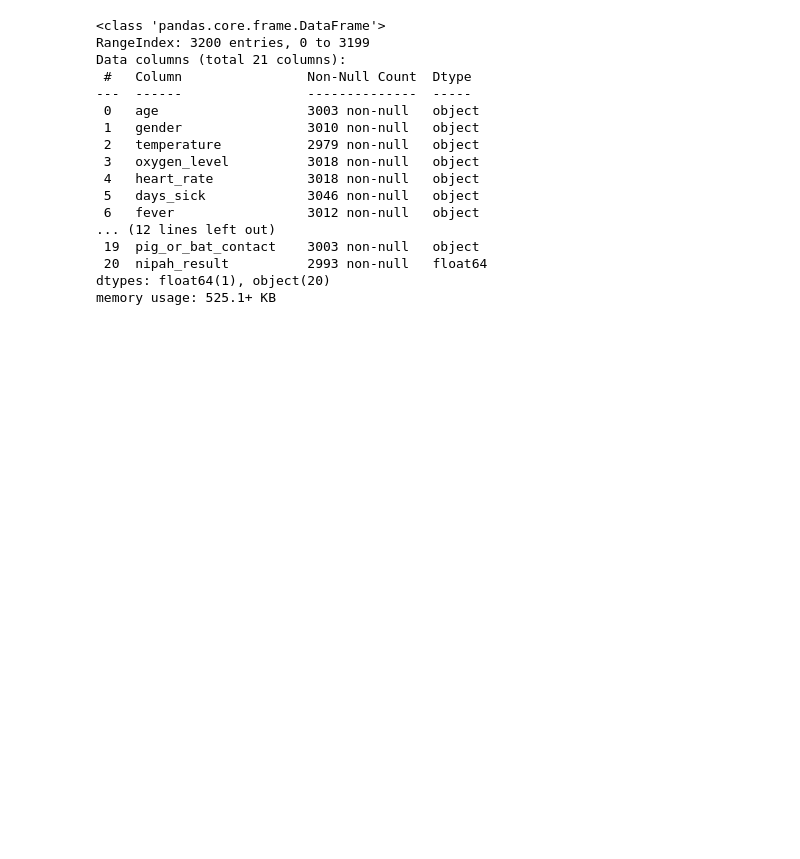
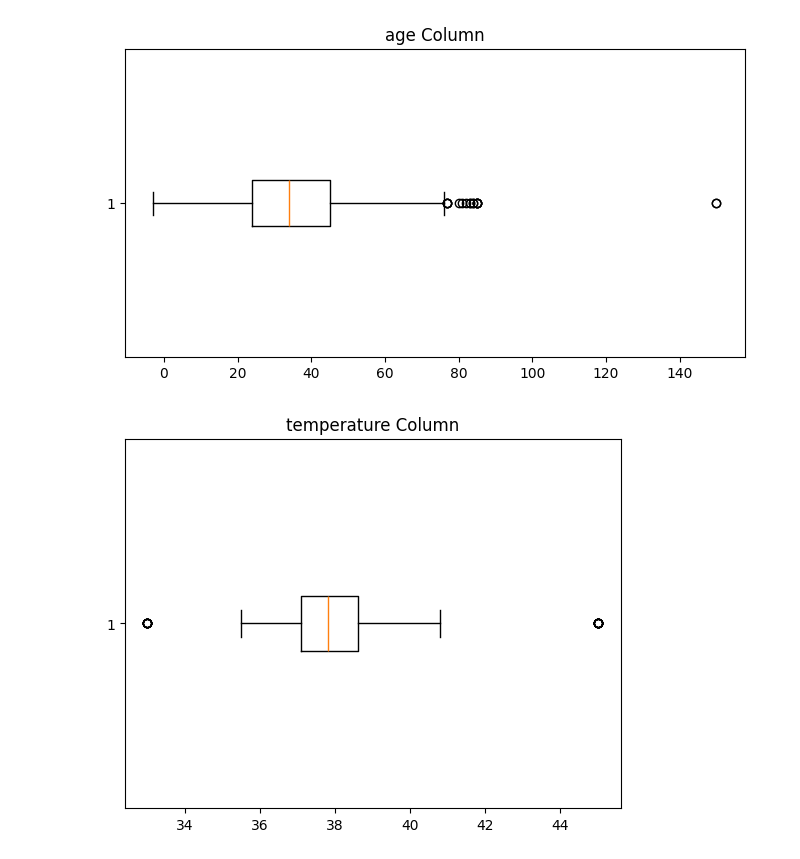
Before and after one commit to derravi/Nipah_Virus_Early_Risk_Prediction_System_2026, a Jupyter notebook: Nipah_Virus.ipynb, the cells around one changed output. Drawn from its saved outputs; the diff is of its cells as text; code cells hidden in the pictures; blank space fills up the shorter version.

```diff
--- a/Nipah_Virus.ipynb
+++ b/Nipah_Virus.ipynb
@@ -84,21 +37,0 @@ df.describe(include='all')
-# %%
-#Lets check the datatypes of the columns.
-df.info()
-# %% [output]
-<class 'pandas.core.frame.DataFrame'>
-RangeIndex: 3200 entries, 0 to 3199
-Data columns (total 21 columns):
- #   Column                Non-Null Count  Dtype
----  ------                --------------  -----
- 0   age                   3003 non-null   object
- 1   gender                3010 non-null   object
- 2   temperature           2979 non-null   object
- 3   oxygen_level          3018 non-null   object
- 4   heart_rate            3018 non-null   object
- 5   days_sick             3046 non-null   object
- 6   fever                 3012 non-null   object
-... (12 lines left out)
- 19  pig_or_bat_contact    3003 non-null   object
- 20  nipah_result          2993 non-null   float64
-dtypes: float64(1), object(20)
-memory usage: 525.1+ KB
@@ -326,28 +37,0 @@ df["date_sap_drink"] = df["date_sap_drink"].fillna(df["date_sap_drink"].mode()[0
-# %%
-#pig_or_bat_contact columns.
-
-df["pig_or_bat_contact"] = df["pig_or_bat_contact"].replace("0","No")
-df["pig_or_bat_contact"] = df["pig_or_bat_contact"].replace("1","Yes")
-df["pig_or_bat_contact"] = df["pig_or_bat_contact"].replace("N","No")
-df["pig_or_bat_contact"] = df["pig_or_bat_contact"].replace("Y","Yes")
-df["pig_or_bat_contact"] = df["pig_or_bat_contact"].replace("False","No")
-df["pig_or_bat_contact"] = df["pig_or_bat_contact"].replace("false","No")
-df["pig_or_bat_contact"] = df["pig_or_bat_contact"].replace("True","Yes")
-df["pig_or_bat_contact"] = df["pig_or_bat_contact"].replace("true","Yes")
-df["pig_or_bat_contact"] = df["pig_or_bat_contact"].str.lower()
-df["pig_or_bat_contact"] = df["pig_or_bat_contact"].fillna(df["pig_or_bat_contact"].mode()[0])
-
-df["bat_or_fruit_contact"] = df["bat_or_fruit_contact"].replace("0","No")
-df["bat_or_fruit_contact"] = df["bat_or_fruit_contact"].replace("1","Yes")
-df["bat_or_fruit_contact"] = df["bat_or_fruit_contact"].replace("N","No")
-df["bat_or_fruit_contact"] = df["bat_or_fruit_contact"].replace("Y","Yes")
-df["bat_or_fruit_contact"] = df["bat_or_fruit_contact"].replace("False","No")
-df["bat_or_fruit_contact"] = df["bat_or_fruit_contact"].replace("false","No")
-df["bat_or_fruit_contact"] = df["bat_or_fruit_contact"].replace("True","Yes")
-df["bat_or_fruit_contact"] = df["bat_or_fruit_contact"].replace("true","Yes")
-df["bat_or_fruit_contact"] = df["bat_or_fruit_contact"].str.lower()
-df["bat_or_fruit_contact"] = df["bat_or_fruit_contact"].fillna(df["bat_or_fruit_contact"].mode()[0])
-# %%
-#nipha_result Columns.
-df["nipah_result"] = df["nipah_result"].fillna(df["nipah_result"].mode()[0])
-df["nipah_result"] = df["nipah_result"].astype(int)
@@ -355,0 +38,19 @@ df.to_csv("cleaned_data.csv")
+# %%
+#Remove one unwanted column.
+df.drop(columns=["Unnamed: 0"],inplace=True)
+# %%
+#Lets check there is have any OutLier or not.
+
+#make one list of the all the columns.
+column_list = ['age','temperature', 'oxygen_level', 'heart_rate',
+       'days_sick','nipah_result']
+
+plt.figure(figsize=(8,4))
+for i in column_list:
+    plt.boxplot(df[i], vert=False)
+    plt.title(f"{i} Column")
+    plt.savefig(f"OutLiers_graphs/Before_ourliers/{i}_outliers.png",dpi=100,bbox_inches='tight')
+    plt.show()
+# %% [output]
+[figure, added]
+[figure, added]
```
Also changed, not shown: parts of 17 cells of this notebook, 14 other files.
